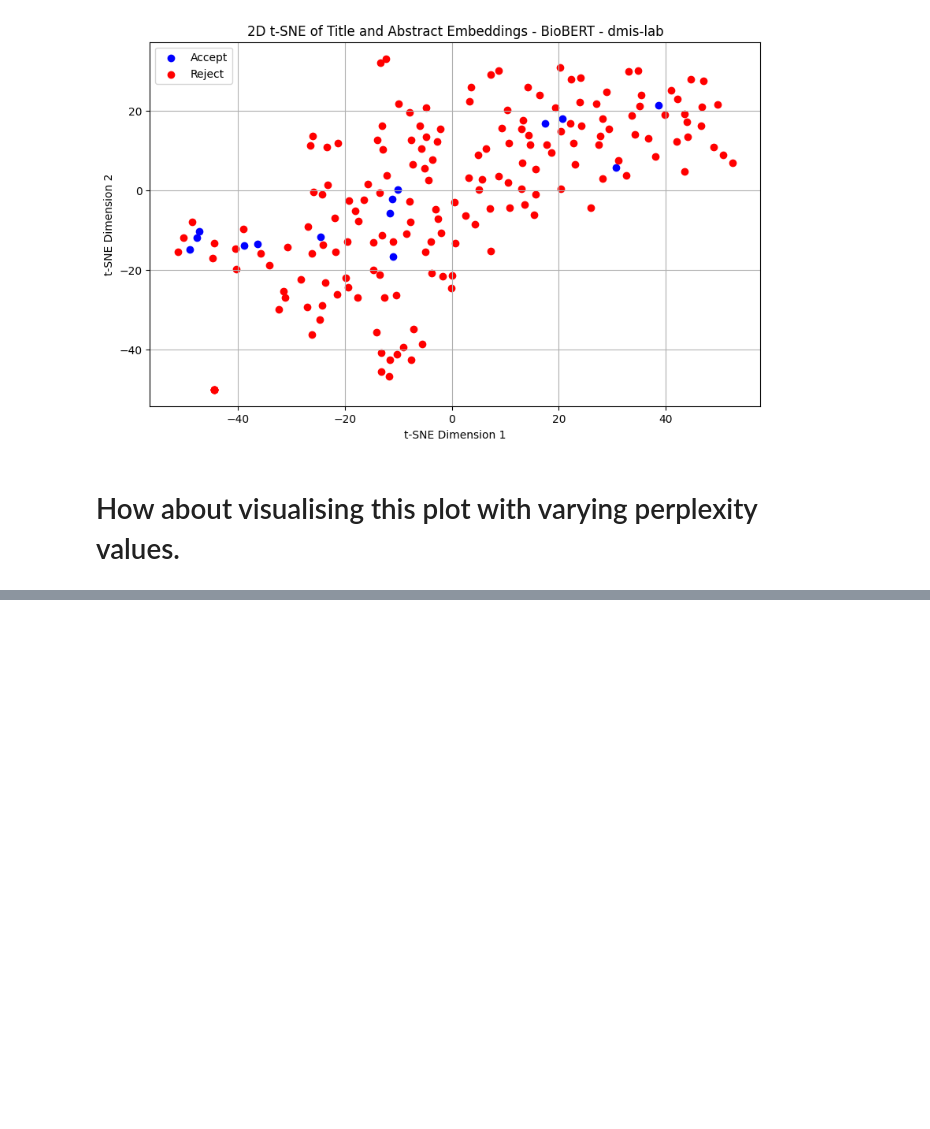
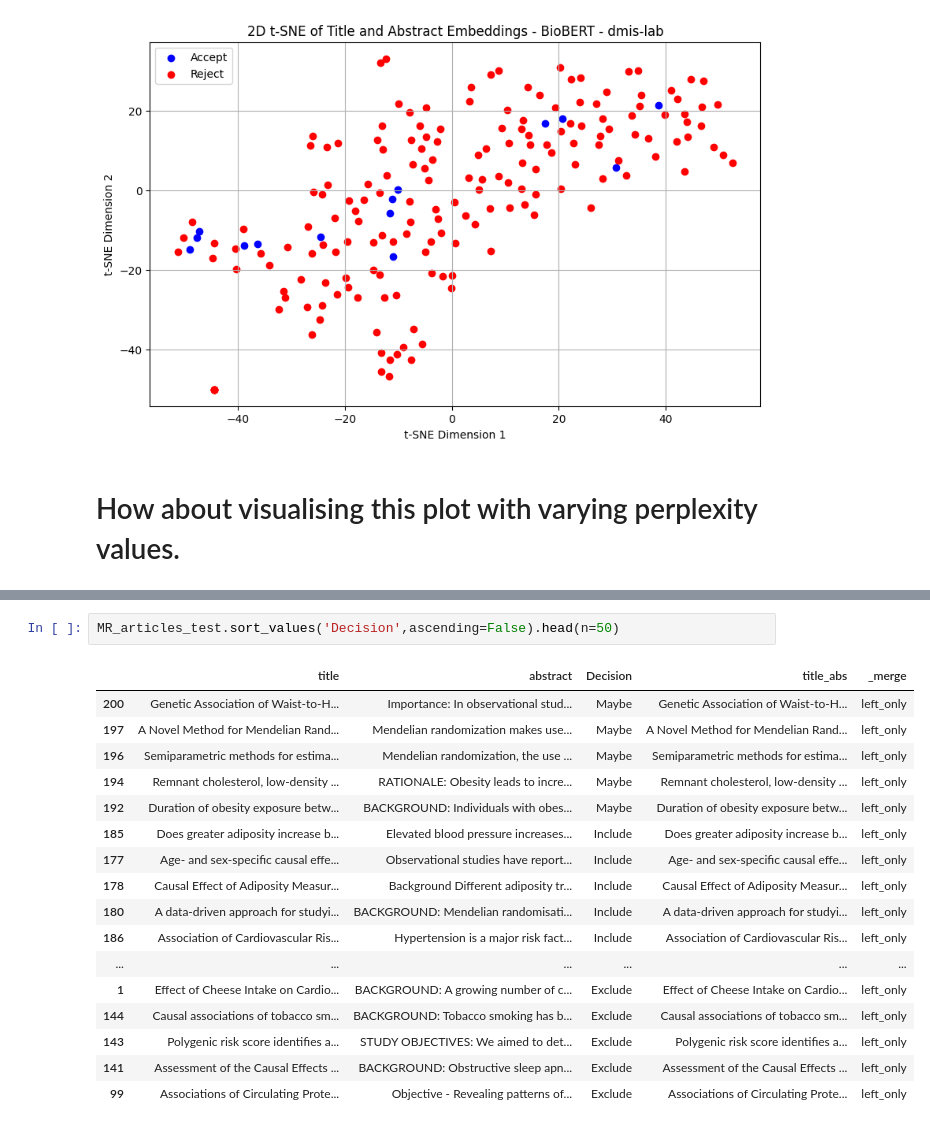
Before and after one commit to winfrednyoroka/ArticleSieve, a Jupyter notebook: Notebooks/Screeningpapers.ipynb, the cells around one changed output, grey strips where cells are left out. Drawn from its saved outputs; the diff is of its cells as text; blank space fills up the shorter version.

```diff
--- a/Notebooks/Screeningpapers.ipynb
+++ b/Notebooks/Screeningpapers.ipynb
@@ -1084,0 +1355,20 @@ plt.show()
+# %%
+MR_articles_test.sort_values('Decision',ascending=False).head(n=50)
+# %% [output]
+|  | title | abstract | Decision | title_abs | _merge |
+| 200 | Genetic Association of Waist-to-H... | Importance: In observational stud... | Maybe | Genetic Association of Waist-to-H... | left_only |
+| 197 | A Novel Method for Mendelian Rand... | Mendelian randomization makes use... | Maybe | A Novel Method for Mendelian Rand... | left_only |
+| 196 | Semiparametric methods for estima... | Mendelian randomization, the use ... | Maybe | Semiparametric methods for estima... | left_only |
+| 194 | Remnant cholesterol, low-density ... | RATIONALE: Obesity leads to incre... | Maybe | Remnant cholesterol, low-density ... | left_only |
+| 192 | Duration of obesity exposure betw... | BACKGROUND: Individuals with obes... | Maybe | Duration of obesity exposure betw... | left_only |
+| 185 | Does greater adiposity increase b... | Elevated blood pressure increases... | Include | Does greater adiposity increase b... | left_only |
+| 177 | Age- and sex-specific causal effe... | Observational studies have report... | Include | Age- and sex-specific causal effe... | left_only |
+| 178 | Causal Effect of Adiposity Measur... | Background Different adiposity tr... | Include | Causal Effect of Adiposity Measur... | left_only |
+| 180 | A data-driven approach for studyi... | BACKGROUND: Mendelian randomisati... | Include | A data-driven approach for studyi... | left_only |
+| 186 | Association of Cardiovascular Ris... | Hypertension is a major risk fact... | Include | Association of Cardiovascular Ris... | left_only |
+| ... | ... | ... | ... | ... | ... |
+| 1 | Effect of Cheese Intake on Cardio... | BACKGROUND: A growing number of c... | Exclude | Effect of Cheese Intake on Cardio... | left_only |
+| 144 | Causal associations of tobacco sm... | BACKGROUND: Tobacco smoking has b... | Exclude | Causal associations of tobacco sm... | left_only |
+| 143 | Polygenic risk score identifies a... | STUDY OBJECTIVES: We aimed to det... | Exclude | Polygenic risk score identifies a... | left_only |
+| 141 | Assessment of the Causal Effects ... | BACKGROUND: Obstructive sleep apn... | Exclude | Assessment of the Causal Effects ... | left_only |
+| 99 | Associations of Circulating Prote... | Objective - Revealing patterns of... | Exclude | Associations of Circulating Prote... | left_only |
```
Also changed, not shown: parts of 13 cells of this notebook.
